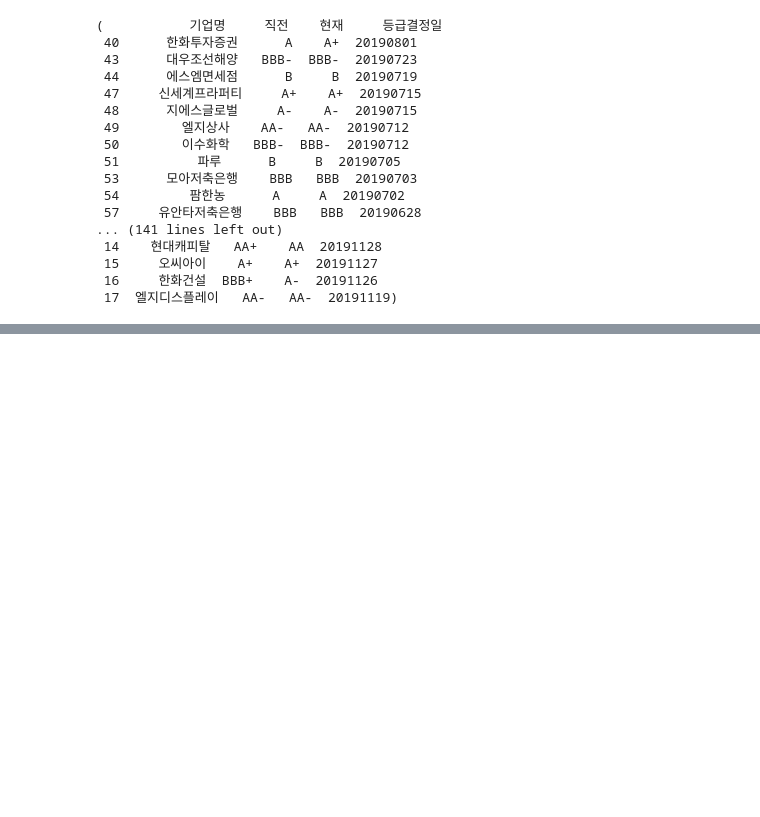
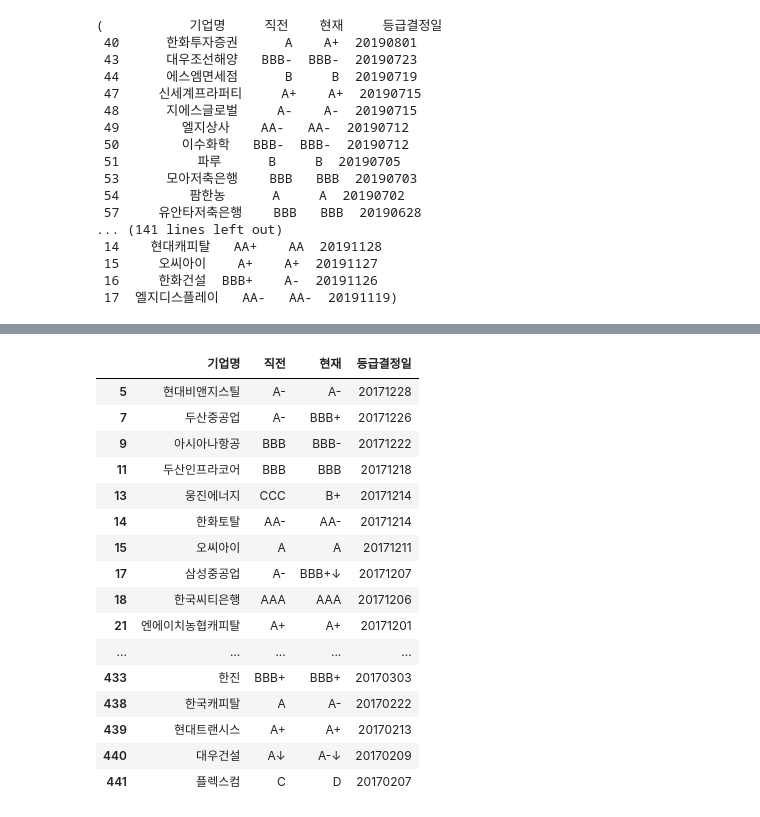
Before and after one commit to KIMS-Github/TIL_, a Jupyter notebook: regression_project/company_credit_evaluated.ipynb, the cells around one changed output, grey strips where cells are left out. Cells and saved outputs as stored; diff of their text form; code cells hidden in the pictures; blank space fills up the shorter version.

```diff
--- a/regression_project/company_credit_evaluated.ipynb
+++ b/regression_project/company_credit_evaluated.ipynb
@@ -330,0 +380,22 @@ df_2019_n1,df_2019_n2,df_2019_n3
+# %%
+cn = df_2017_n[df_2017_n.기업명.isin(df_2016_n['기업명'])]
+len(cn)
+cn
+# %% [output]
+|  | 기업명 | 직전 | 현재 | 등급결정일 |
+| 5 | 현대비앤지스틸 | A- | A- | 20171228 |
+| 7 | 두산중공업 | A- | BBB+ | 20171226 |
+| 9 | 아시아나항공 | BBB | BBB- | 20171222 |
+| 11 | 두산인프라코어 | BBB | BBB | 20171218 |
+| 13 | 웅진에너지 | CCC | B+ | 20171214 |
+| 14 | 한화토탈 | AA- | AA- | 20171214 |
+| 15 | 오씨아이 | A | A | 20171211 |
+| 17 | 삼성중공업 | A- | BBB+↓ | 20171207 |
+| 18 | 한국씨티은행 | AAA | AAA | 20171206 |
+| 21 | 엔에이치농협캐피탈 | A+ | A+ | 20171201 |
+| ... | ... | ... | ... | ... |
+| 433 | 한진 | BBB+ | BBB+ | 20170303 |
+| 438 | 한국캐피탈 | A | A- | 20170222 |
+| 439 | 현대트랜시스 | A+ | A+ | 20170213 |
+| 440 | 대우건설 | A↓ | A-↓ | 20170209 |
+| 441 | 플렉스컴 | C | D | 20170207 |
```
Also changed, not shown: parts of 7 cells of this notebook, 1 other file.
